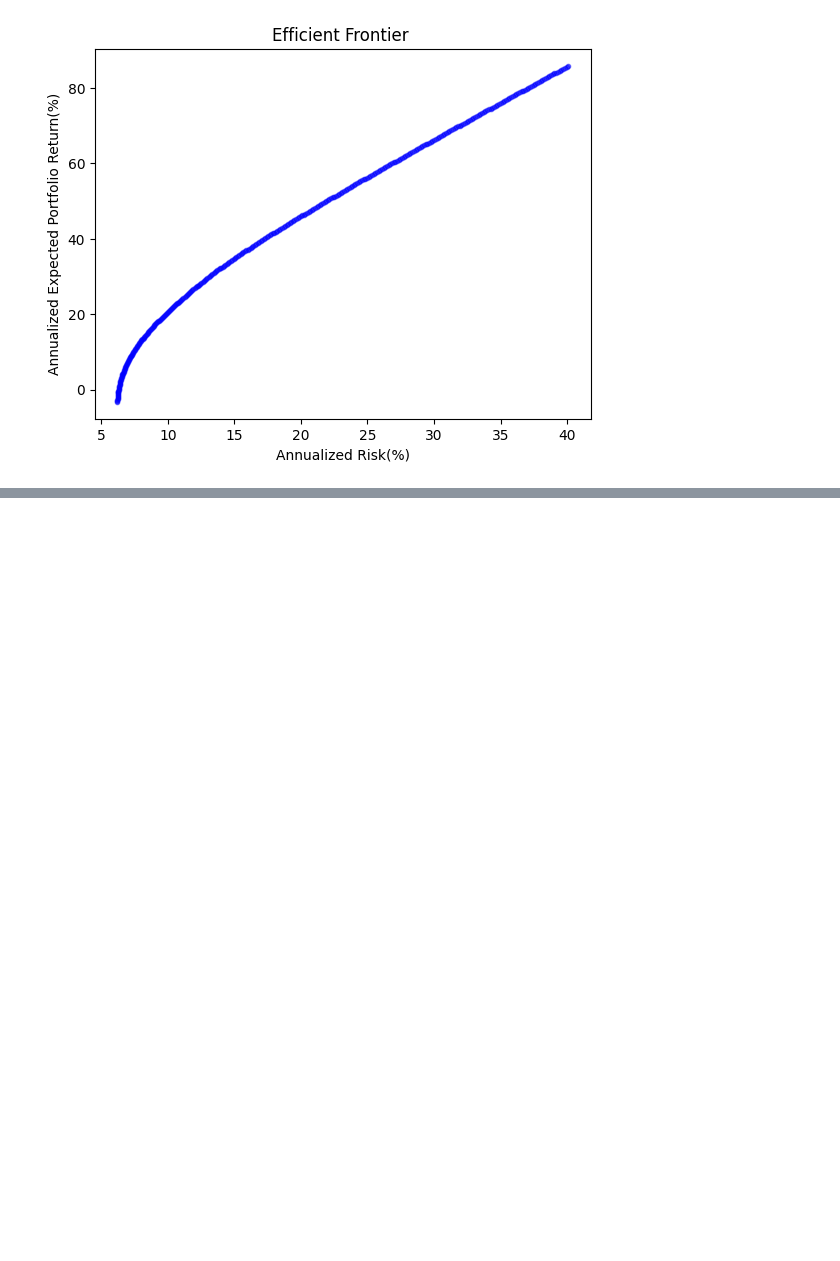
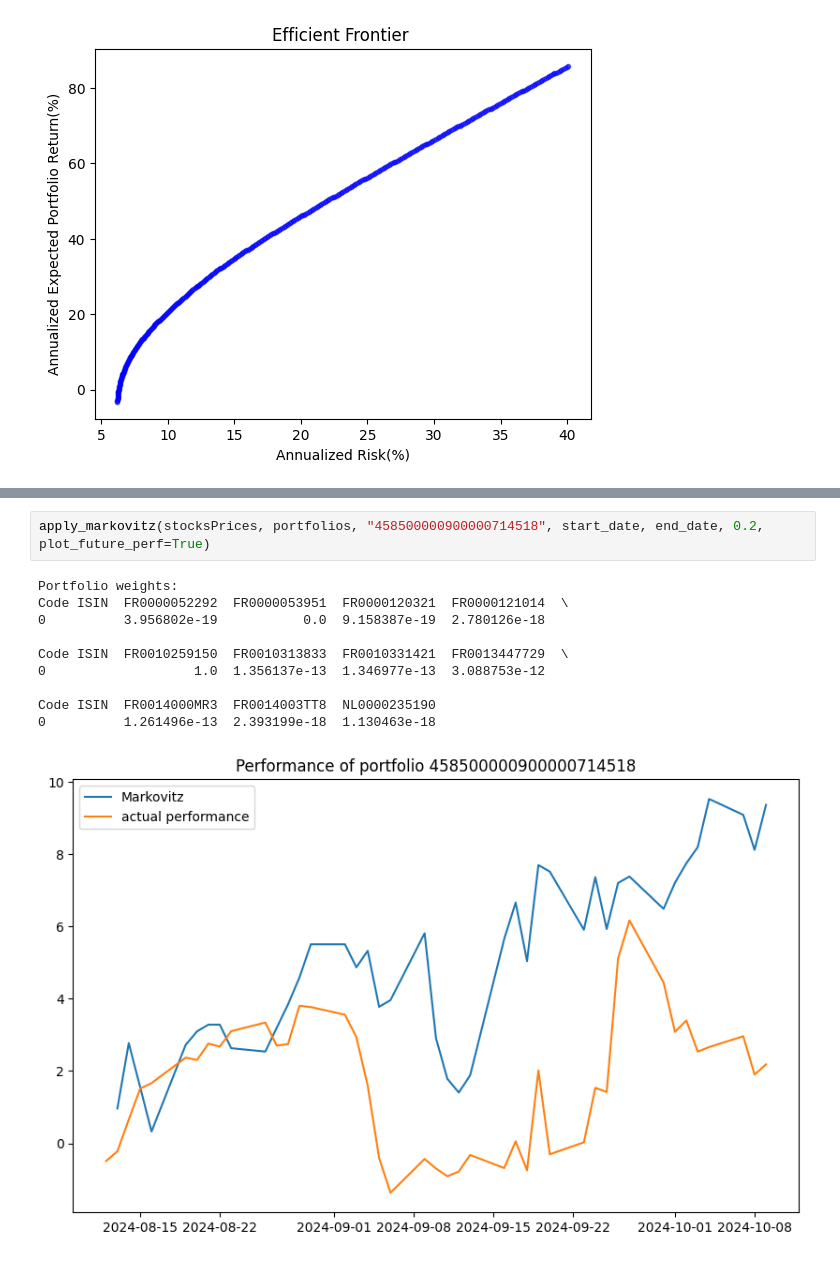
Before and after one commit to houssem026/Portfolio-Optimization, a Jupyter notebook: markovitz.ipynb, the cells around one changed output, grey strips where cells are left out. Drawn from its saved outputs; the diff is of its cells as text; blank space fills up the shorter version.

```diff
--- a/markovitz.ipynb
+++ b/markovitz.ipynb
@@ -383,0 +360,13 @@ Code ISIN  NL0015001W49
+# %%
+apply_markovitz(stocksPrices, portfolios, "458500000900000714518", start_date, end_date, 0.2, plot_future_perf=True)
+# %% [output]
+Portfolio weights:
+Code ISIN  FR0000052292  FR0000053951  FR0000120321  FR0000121014  \
+0          3.956802e-19           0.0  9.158387e-19  2.780126e-18
+
+Code ISIN  FR0010259150  FR0010313833  FR0010331421  FR0013447729  \
+0                   1.0  1.356137e-13  1.346977e-13  3.088753e-12
+
+Code ISIN  FR0014000MR3  FR0014003TT8  NL0000235190
+0          1.261496e-13  2.393199e-18  1.130463e-18
+[figure, added]
```
Also changed, not shown: parts of 9 cells of this notebook.
